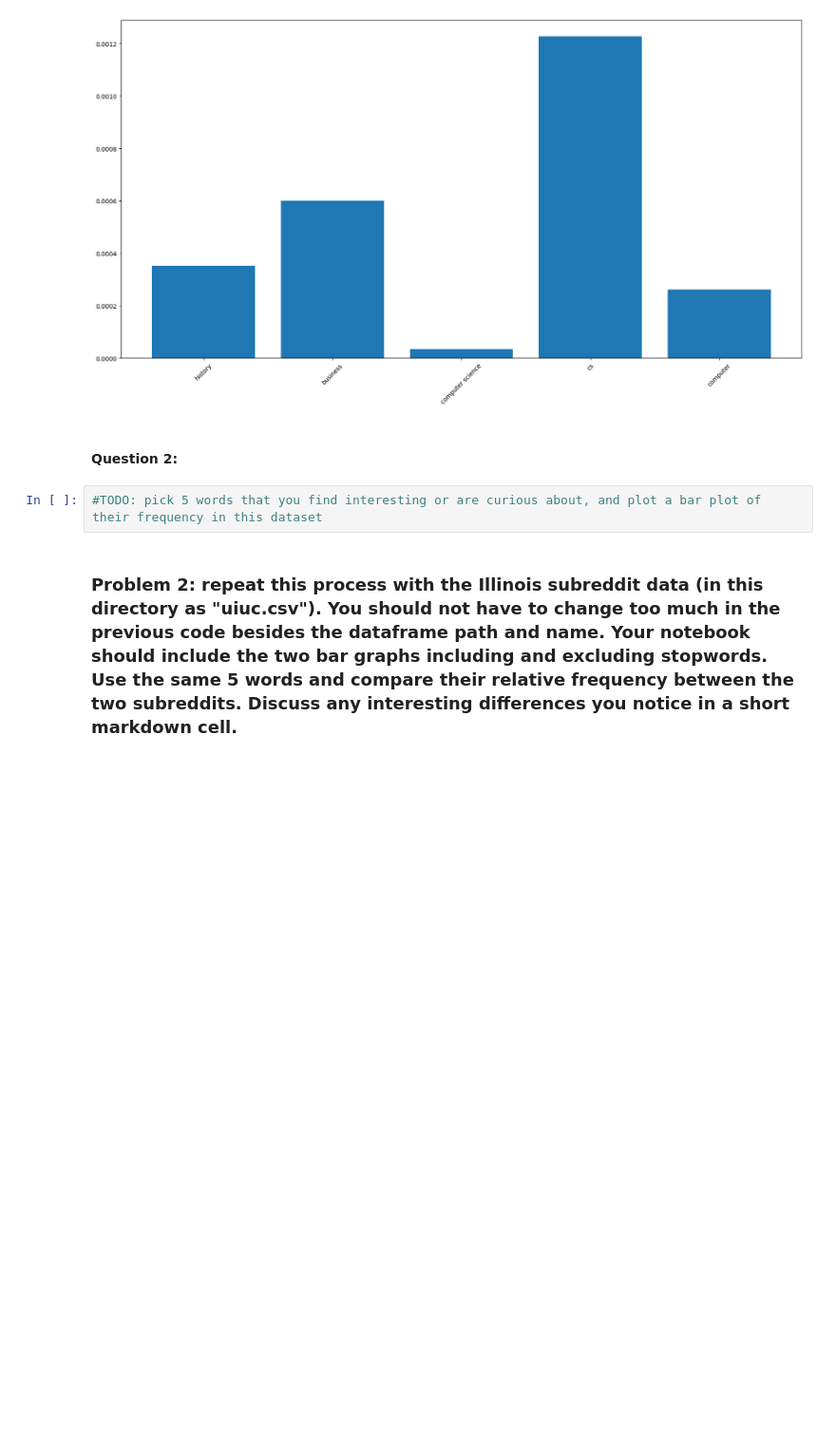
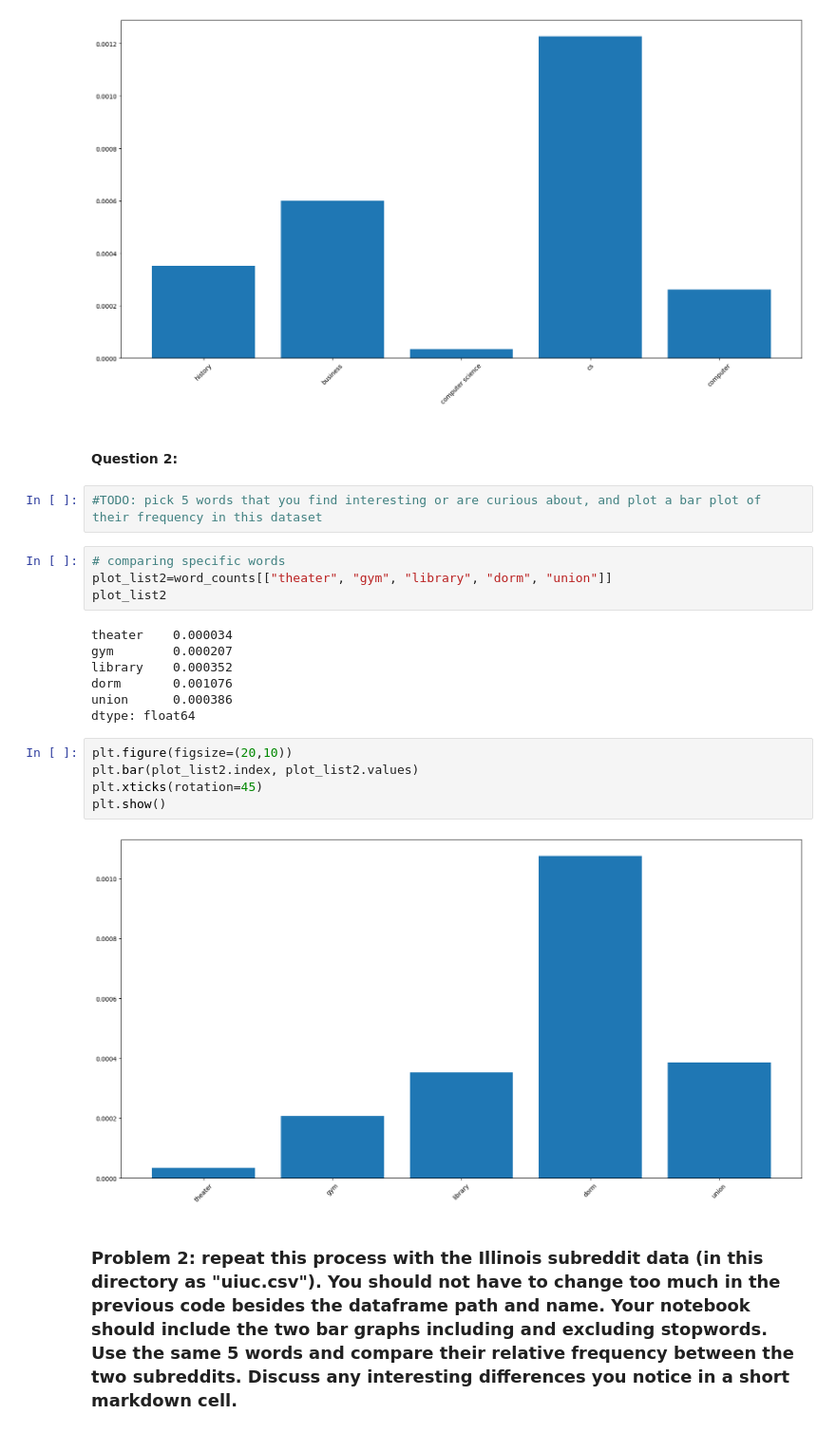
Before and after one commit to jaeji05/project1-counting-words, a Jupyter notebook: project1.ipynb, the cells around one changed output. Shown at 95% size. Saved outputs shown, nothing was run; the diff lists cells and outputs as text; blank space fills up the shorter version.

```diff
--- a/project1.ipynb
+++ b/project1.ipynb
@@ -259,5 +260,23 @@ plt.show()
 #### Question 2:
 # %%
 #TODO: pick 5 words that you find interesting or are curious about, and plot a bar plot of their frequency in this dataset
+# %%
+# comparing specific words
+plot_list2=word_counts[["theater", "gym", "library", "dorm", "union"]]
+plot_list2
+# %% [output]
+theater    0.000034
+gym        0.000207
+library    0.000352
+dorm       0.001076
+union      0.000386
+dtype: float64
+# %%
+plt.figure(figsize=(20,10))
+plt.bar(plot_list2.index, plot_list2.values)
+plt.xticks(rotation=45)
+plt.show()
+# %% [output]
+[figure, added]
 # %% [markdown]
 ### Problem 2: repeat this process with the Illinois subreddit data (in this directory as "uiuc.csv"). You should not have to change too much in the previous code besides the dataframe path and name. Your notebook should include the two bar graphs including and excluding stopwords. Use the same 5 words and compare their relative frequency between the two subreddits. Discuss any interesting differences you notice in a short markdown cell.
```
Also changed, not shown: parts of 32 cells of this notebook.
